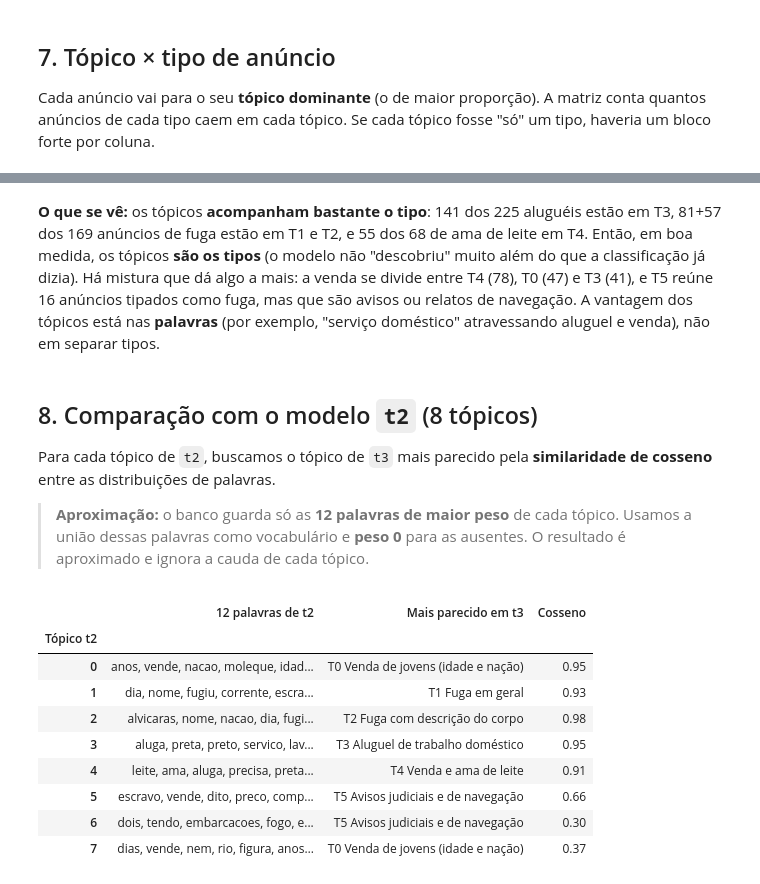
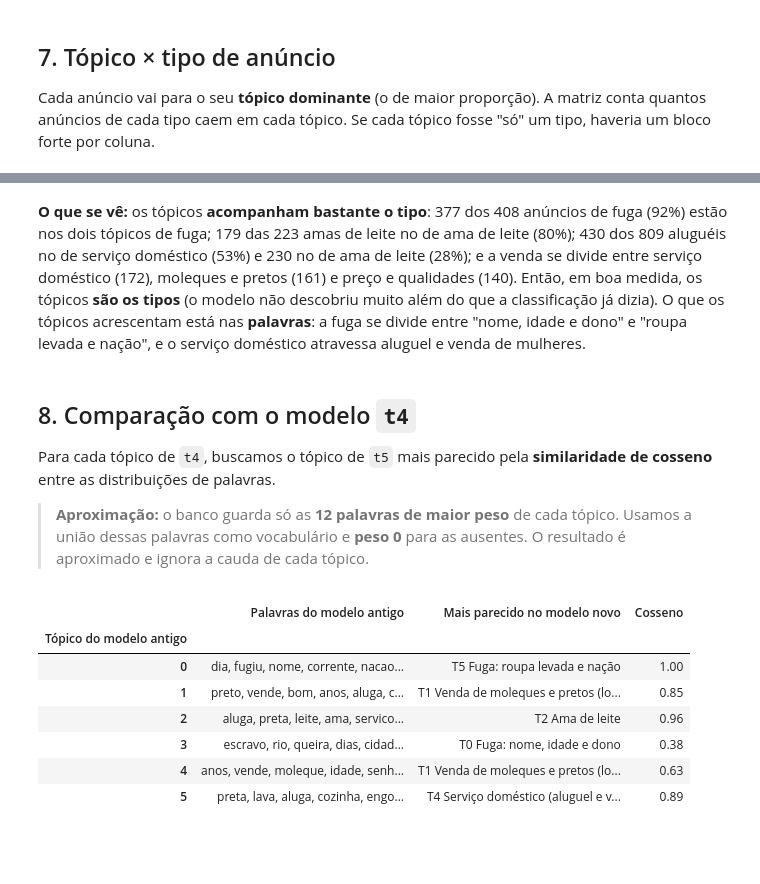
Before and after one commit to DiegoSamim/projetoDadosCompSoc, a Jupyter notebook: notebooks/topicos_por_periodo.ipynb, the cells around one changed output, grey strips where cells are left out. Saved outputs shown, nothing was run; the diff lists cells and outputs as text; code cells hidden in the pictures; blank space fills up the shorter version.

```diff
--- a/notebooks/topicos_por_periodo.ipynb
+++ b/notebooks/topicos_por_periodo.ipynb
@@ -86,0 +67,37 @@ plt.rcParams.update({"figure.dpi": 110, "font.size": 10, "axes.spines.top": Fals
+# %%
+PERIODOS = ["antes de 1831", "1831–1850", "1850–1871", "1871–1888"]
+def periodo_curto(p):
+    return p if p.startswith("antes") else p.split(" ")[0]
+
+# Nomes SUGERIDOS (provisórios): o grupo deve confirmar
+# Nomes SUGERIDOS: o LDA numera os tópicos ao acaso (a cada rodada o T0 pode ser outro), então cada nome vem das
+# palavras de referência abaixo: o tópico recebe o nome cujas palavras mais aparecem entre as suas 12 de maior peso.
+REFERENCIAS = {
+    "Fuga: nome, idade e dono": {"anos", "dia", "escravo", "idade", "tiver", "nome", "contra", "souber", "dias", "cor"},
+    "Fuga: roupa levada e nação": {"levou", "nacao", "fugiu", "levar", "sera", "corrente", "dia", "preto"},
+    "Ama de leite": {"leite", "ama", "meses", "carinhosa", "parto", "criancas", "parda"},
+    "Serviço doméstico (aluguel e venda de mulheres)": {"lava", "cozinha", "engoma", "lavar", "engomar", "cozinhar", "servico", "aluga", "preta"},
+    "Venda de moleques e pretos (lotes)": {"moleque", "pretos", "dois", "vendem", "pagem", "proprio", "cozinheiro"},
+    "Venda com preço e qualidades": {"preco", "perfeito", "bonita", "pardo", "forno", "bem", "todo", "servico", "vende"},
+}
+from scipy.optimize import linear_sum_assignment
+_topo = {t: set(g.sort_values("peso", ascending=False)["palavra"].head(12)) for t, g in palavras[palavras.versao == MODELO].groupby("topico")}
+_ts, _nomes = sorted(_topo), list(REFERENCIAS)
+_custo = [[-len(_topo[t] & REFERENCIAS[n]) for n in _nomes] for t in _ts]
+NOMES = {_ts[i]: (_nomes[j] if -_custo[i][j] >= 2 else f"Tópico {_ts[i]} (sem nome)") for i, j in zip(*linear_sum_assignment(_custo))}
+K = len(NOMES)
+rot = lambda t: f"T{t} {NOMES[t]}"
+
+# Uma linha por anúncio do modelo, com o tópico dominante
+pivo = dist.pivot(index="anuncio_id", columns="topico", values="proporcao")
+base = anuncios.drop_duplicates("id").set_index("id").join(pivo, how="inner")
+base["dominante"] = base[list(range(K))].idxmax(axis=1)
+base["periodo"] = pd.Categorical(base["periodo_legal"].map(periodo_curto), categories=PERIODOS, ordered=True)
+print(len(base), "anúncios na base de análise")
+if len(base) != 2012:
+    print(f"ATENÇÃO: os comentários deste caderno foram escritos para 2012 anúncios e agora são {len(base)}: "
+          "confira os números dos textos antes de usar.")
+
+# Paleta Okabe-Ito, uma cor por tópico
+CORES = ["#0072B2", "#D55E00", "#E69F00", "#009E73", "#CC79A7", "#999999"]
+plt.rcParams.update({"figure.dpi": 110, "font.size": 10, "axes.spines.top": False, "axes.spines.right": False})
@@ -306,32 +325,30 @@ Total         73  90  67  192  201  32    655
-# %% [markdown]
-**O que se vê:** os tópicos **acompanham bastante o tipo**: 141 dos 225 aluguéis estão em T3, 81+57 dos 169 anúncios de fuga estão em T1 e T2, e 55 dos 68 de ama de leite em T4. Então, em boa medida, os tópicos **são os tipos** (o modelo não "descobriu" muito além do que a classificação já dizia). Há mistura que dá algo a mais: a venda se divide entre T4 (78), T0 (47) e T3 (41), e T5 reúne 16 anúncios tipados como fuga, mas que são avisos ou relatos de navegação. A vantagem dos tópicos está nas **palavras** (por exemplo, "serviço doméstico" atravessando aluguel e venda), não em separar tipos.
+# %% [markdown]
+**O que se vê:** os tópicos **acompanham bastante o tipo**: 377 dos 408 anúncios de fuga (92%) estão nos dois tópicos de fuga; 179 das 223 amas de leite no de ama de leite (80%); 430 dos 809 aluguéis no de serviço doméstico (53%) e 230 no de ama de leite (28%); e a venda se divide entre serviço doméstico (172), moleques e pretos (161) e preço e qualidades (140). Então, em boa medida, os tópicos **são os tipos** (o modelo não descobriu muito além do que a classificação já dizia). O que os tópicos acrescentam está nas **palavras**: a fuga se divide entre "nome, idade e dono" e "roupa levada e nação", e o serviço doméstico atravessa aluguel e venda de mulheres.
 # %% [markdown]
-## 8. Comparação com o modelo `t2` (8 tópicos)
-Para cada tópico de `t2`, buscamos o tópico de `t3` mais parecido pela **similaridade de cosseno** entre as distribuições de palavras.
+## 8. Comparação com o modelo `t4`
+Para cada tópico de `t4`, buscamos o tópico de `t5` mais parecido pela **similaridade de cosseno** entre as distribuições de palavras.
 
 > **Aproximação:** o banco guarda só as **12 palavras de maior peso** de cada tópico. Usamos a união dessas palavras
 > como vocabulário e **peso 0** para as ausentes. O resultado é aproximado e ignora a cauda de cada tópico.
 # %%
 pal = palavras.pivot_table(index=["versao", "topico"], columns="palavra", values="peso", fill_value=0)
 M2, M3 = pal.loc[COMPARA], pal.loc[MODELO]
 vocab = sorted(set(M2.columns) | set(M3.columns))
 A = M2.reindex(columns=vocab, fill_value=0).values
 B = M3.reindex(columns=vocab, fill_value=0).values
 cos = (A / np.linalg.norm(A, axis=1, keepdims=True)) @ (B / np.linalg.norm(B, axis=1, keepdims=True)).T
 linhas = []
-for i, t2 in enumerate(M2.index):
+for i, antigo in enumerate(M2.index):
     j = int(cos[i].argmax())
-    linhas.append({"Tópico t2": t2, "12 palavras de t2": ", ".join(palavras[(palavras.versao == COMPARA) & (palavras.topico == t2)]["palavra"].head(6)) + "…",
-                   "Mais parecido em t3": f"T{M3.index[j]} {NOMES[M3.index[j]]}", "Cosseno": round(float(cos[i, j]), 2)})
-pd.DataFrame(linhas).set_index("Tópico t2")
+    linhas.append({"Tópico do modelo antigo": antigo, "Palavras do modelo antigo": ", ".join(palavras[(palavras.versao == COMPARA) & (palavras.topico == antigo)]["palavra"].head(6)) + "…",
+                   "Mais parecido no modelo novo": f"T{M3.index[j]} {NOMES[M3.index[j]]}", "Cosseno": round(float(cos[i, j]), 2)})
+pd.DataFrame(linhas).set_index("Tópico do modelo antigo")
 # %% [output]
-|  | 12 palavras de t2 | Mais parecido em t3 | Cosseno |
-| Tópico t2 |  |  |  |
-| 0 | anos, vende, nacao, moleque, idad... | T0 Venda de jovens (idade e nação) | 0.95 |
-| 1 | dia, nome, fugiu, corrente, escra... | T1 Fuga em geral | 0.93 |
-| 2 | alvicaras, nome, nacao, dia, fugi... | T2 Fuga com descrição do corpo | 0.98 |
-| 3 | aluga, preta, preto, servico, lav... | T3 Aluguel de trabalho doméstico | 0.95 |
-| 4 | leite, ama, aluga, precisa, preta... | T4 Venda e ama de leite | 0.91 |
-| 5 | escravo, vende, dito, preco, comp... | T5 Avisos judiciais e de navegação | 0.66 |
-| 6 | dois, tendo, embarcacoes, fogo, e... | T5 Avisos judiciais e de navegação | 0.30 |
-| 7 | dias, vende, nem, rio, figura, anos… | T0 Venda de jovens (idade e nação) | 0.37 |
+|  | Palavras do modelo antigo | Mais parecido no modelo novo | Cosseno |
+| Tópico do modelo antigo |  |  |  |
+| 0 | dia, fugiu, nome, corrente, nacao... | T5 Fuga: roupa levada e nação | 1.00 |
+| 1 | preto, vende, bom, anos, aluga, c... | T1 Venda de moleques e pretos (lo... | 0.85 |
+| 2 | aluga, preta, leite, ama, servico... | T2 Ama de leite | 0.96 |
+| 3 | escravo, rio, queira, dias, cidad... | T0 Fuga: nome, idade e dono | 0.38 |
+| 4 | anos, vende, moleque, idade, senh... | T1 Venda de moleques e pretos (lo... | 0.63 |
+| 5 | preta, lava, aluga, cozinha, engo... | T4 Serviço doméstico (aluguel e v... | 0.89 |
```
Also changed, not shown: parts of 30 cells of this notebook, 30 other files.
